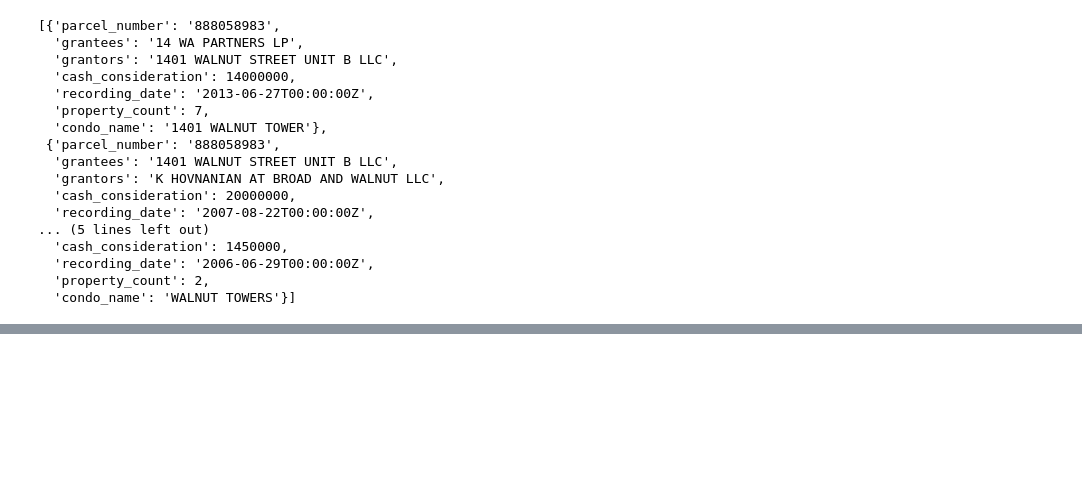
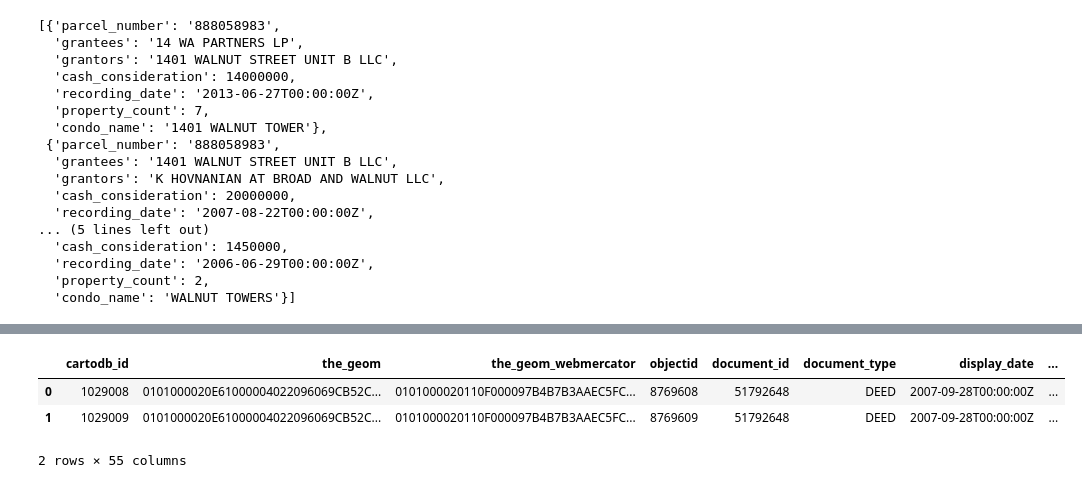
Before and after one commit to ssuffian/phillydb, a Jupyter notebook: notebooks/explore.ipynb, the cells around one changed output, grey strips where cells are left out. Cells and saved outputs as stored; diff of their text form; code cells hidden in the pictures; blank space fills up the shorter version.

```diff
--- a/notebooks/explore.ipynb
+++ b/notebooks/explore.ipynb
@@ -134,0 +188,30 @@ results
+# %%
+# Question: How does the opa_properties_public.owner_1/owner_2 relate to the rtt_summary.grantees?
+# Looks like you can join on recording date to get what you want!!!
+import requests
+import pandas as pd
+query = """
+SELECT mailing_street, mailing_address_1, owner_1, owner_2, grantees, rtt_summary.recording_date, opa.recording_date as recording_date2,
+rtt_summary.opa_account_num, parcel_number,
+opa_account_num = parcel_number as is_same
+from opa_properties_public opa
+JOIN rtt_summary
+ON rtt_summary.recording_date =  opa.recording_date
+AND rtt_summary.opa_account_num = opa.parcel_number
+WHERE (document_type='DEED' OR
+        document_type='DEED SHERIFF' OR
+        document_type='DEED OF CONDEMNATION' OR
+        document_type='DEED LAND BANK')
+and parcel_number = '881028600'
+"""
+df_json = requests.get(
+    f"""
+    https://phl.carto.com/api/v2/sql?q={query}
+    """
+).json()
+
+if 'rows' in df_json:
+    results = df_json["rows"]
+else:
+    print(df_json)
+results
@@ -134,0 +348,7 @@ results
+# %%
+pd.DataFrame(results)
+# %% [output]
+|  | cartodb_id | the_geom | the_geom_webmercator | objectid | document_id | document_type | display_date | ... |
+| 0 | 1029008 | 0101000020E61000004022096069CB52C... | 0101000020110F000097B4B7B3AAEC5FC... | 8769608 | 51792648 | DEED | 2007-09-28T00:00:00Z | ... |
+| 1 | 1029009 | 0101000020E61000004022096069CB52C... | 0101000020110F000097B4B7B3AAEC5FC... | 8769609 | 51792648 | DEED | 2007-09-28T00:00:00Z | ... |
+2 rows × 55 columns
```
Also changed, not shown: parts of 13 cells of this notebook, 3 other files.
